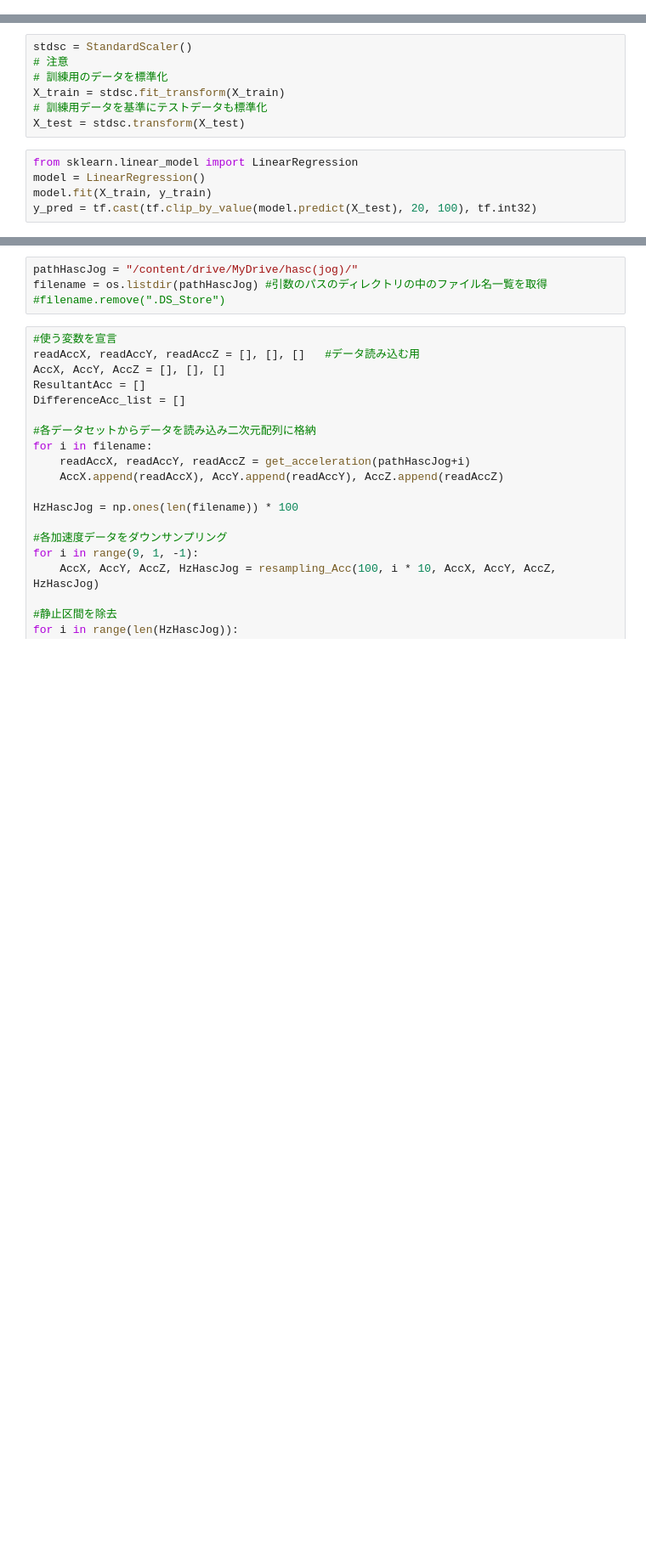
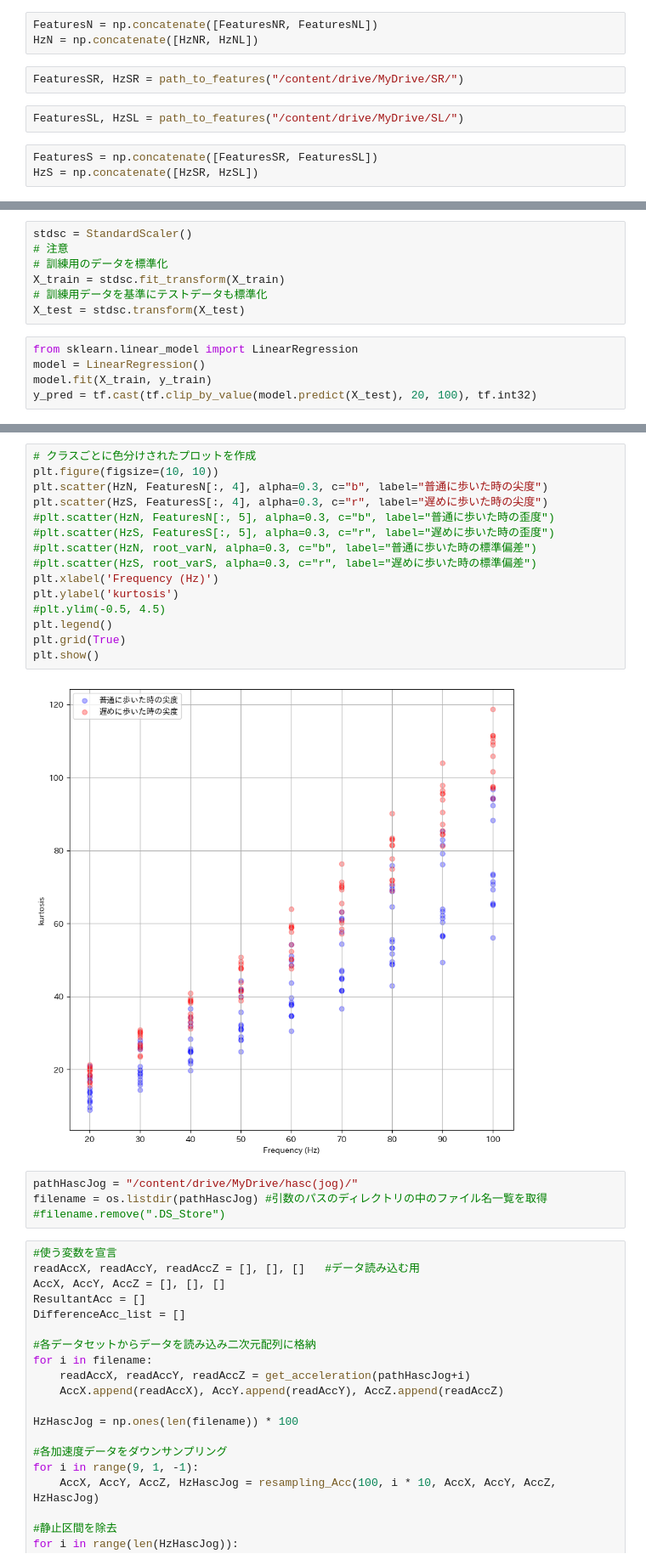
Before and after one commit to hinapyon/Sampling-Frequency-Estimating-of-Human-Activity-Acceleration-Data-using-Transformer-based-Regression, a Jupyter notebook: AcrossDifferentDomains.ipynb, the cells around one changed output, grey strips where cells are left out. Shown at 85% size. Saved outputs shown, nothing was run; the diff lists cells and outputs as text; blank space fills up the shorter version.

```diff
--- a/AcrossDifferentDomains.ipynb
+++ b/AcrossDifferentDomains.ipynb
@@ -410 +411,11 @@ FeaturesW, HzW = path_to_features("/content/drive/MyDrive/hasc(walk)/")
+# %%
+FeaturesN = np.concatenate([FeaturesNR, FeaturesNL])
+HzN = np.concatenate([HzNR, HzNL])
+# %%
+FeaturesSR, HzSR = path_to_features("/content/drive/MyDrive/SR/")
+# %%
+FeaturesSL, HzSL = path_to_features("/content/drive/MyDrive/SL/")
+# %%
+FeaturesS = np.concatenate([FeaturesSR, FeaturesSL])
+HzS = np.concatenate([HzSR, HzSL])
 # %%
@@ -468,3 +472,20 @@ plt.show()
+# %%
+# クラスごとに色分けされたプロットを作成
+plt.figure(figsize=(10, 10))
+plt.scatter(HzN, FeaturesN[:, 4], alpha=0.3, c="b", label="普通に歩いた時の尖度")
+plt.scatter(HzS, FeaturesS[:, 4], alpha=0.3, c="r", label="遅めに歩いた時の尖度")
+#plt.scatter(HzN, FeaturesN[:, 5], alpha=0.3, c="b", label="普通に歩いた時の歪度")
+#plt.scatter(HzS, FeaturesS[:, 5], alpha=0.3, c="r", label="遅めに歩いた時の歪度")
+#plt.scatter(HzN, root_varN, alpha=0.3, c="b", label="普通に歩いた時の標準偏差")
+#plt.scatter(HzS, root_varS, alpha=0.3, c="r", label="遅めに歩いた時の標準偏差")
+plt.xlabel('Frequency (Hz)')
+plt.ylabel('kurtosis')
+#plt.ylim(-0.5, 4.5)
+plt.legend()
+plt.grid(True)
+plt.show()
+# %% [output]
+[figure, added]
 # %%
 pathHascJog = "/content/drive/MyDrive/hasc(jog)/"
 filename = os.listdir(pathHascJog) #引数のパスのディレクトリの中のファイル名一覧を取得
```
Also changed, not shown: parts of 20 cells of this notebook.
